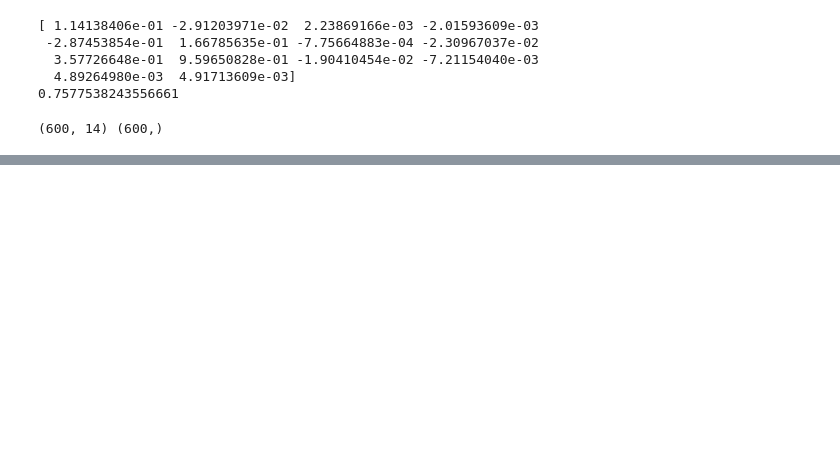
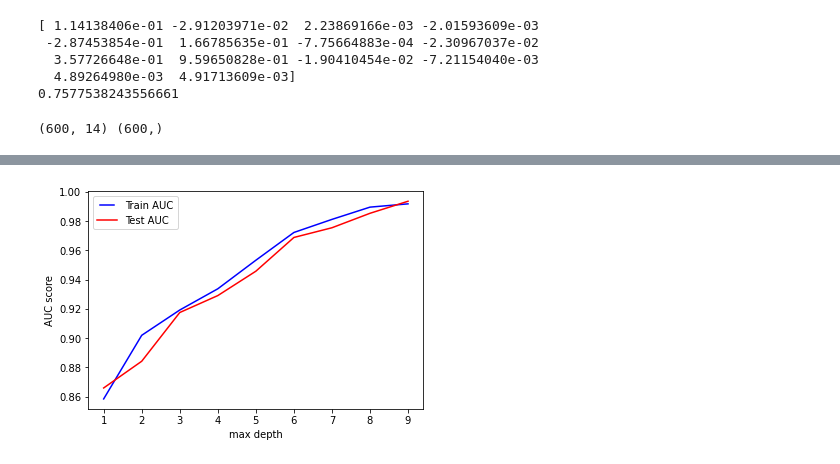
Before and after one commit to MyHorizonn/ML_pipes, a Jupyter notebook: pipes.ipynb, the cells around one changed output, grey strips where cells are left out. Cells and saved outputs as stored; diff of their text form; code cells hidden in the pictures; blank space fills up the shorter version.

```diff
--- a/pipes.ipynb
+++ b/pipes.ipynb
@@ -264,0 +291,26 @@ print(lr.score(X_test, y_test))
+# %%
+max_depths = list(range(1, 10))
+train_results = []
+test_results = []
+for max_depth in max_depths:
+    model = GradientBoostingClassifier(max_depth=max_depth)
+    model.fit(X, y)
+    train_pred = model.predict(X_train)
+    fp_rate, tp_rate, threshold = roc_curve(y_train, train_pred)
+    roc_auc = auc(fp_rate, tp_rate)
+    train_results.append(roc_auc)
+
+    y_pred = model.predict(X_test)
+    fp_rate, tp_rate, thresholds = roc_curve(y_test, y_pred)
+    roc_auc = auc(fp_rate, tp_rate)
+    test_results.append(roc_auc)
+
+line1, = plt.plot(max_depths, train_results, 'b', label='Train AUC')
+line2, = plt.plot(max_depths, test_results, 'r', label='Test AUC')
+plt.legend(handler_map={line1:HandlerLine2D(numpoints=2)})
+
+plt.ylabel('AUC score')
+plt.xlabel('max depth')
+plt.show()
+# %% [output]
+[figure, added]
```
Also changed, not shown: parts of 13 cells of this notebook.
